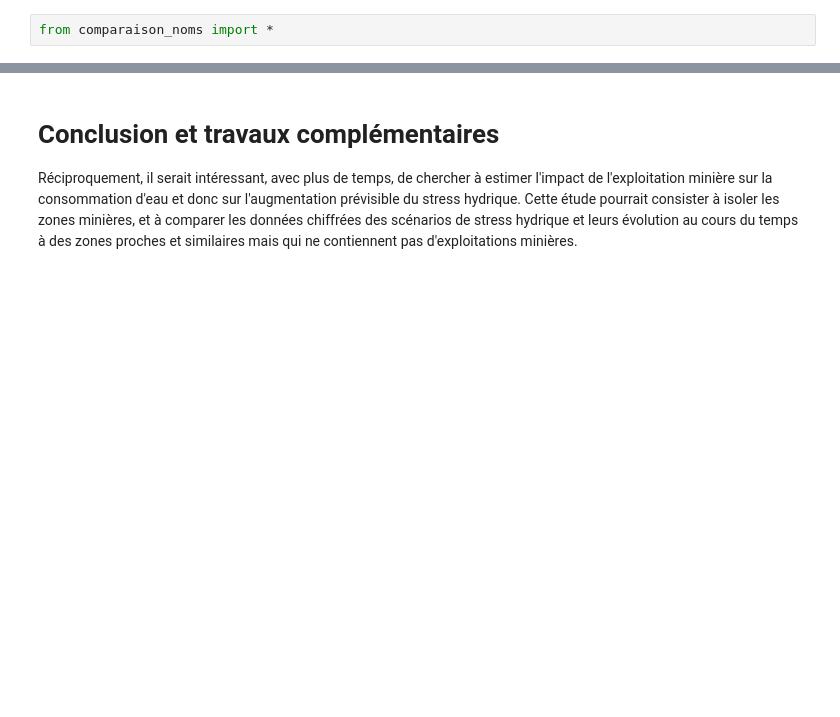
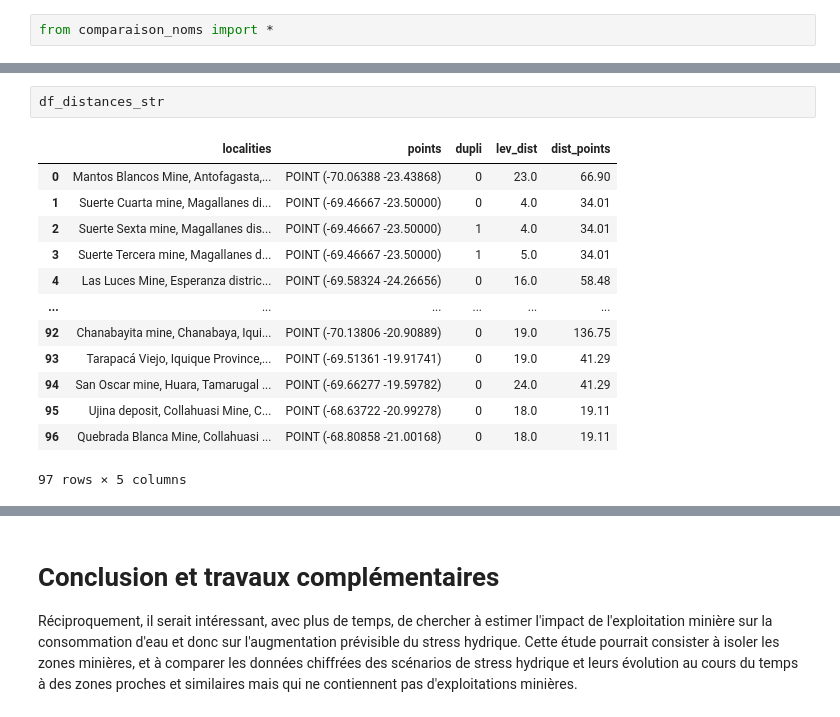
Before and after one commit to Suzie14/Mines, a Jupyter notebook: Main.ipynb, the cells around one changed output, grey strips where cells are left out. Saved outputs shown, nothing was run; the diff lists cells and outputs as text; blank space fills up the shorter version.

```diff
--- a/Main.ipynb
+++ b/Main.ipynb
@@ -248,0 +262,16 @@ Requirement already satisfied: rapidfuzz<3.0.0,>=2.3.0 in /opt/mamba/lib/python3
+# %%
+df_distances_str
+# %% [output]
+|  | localities | points | dupli | lev_dist | dist_points |
+| 0 | Mantos Blancos Mine, Antofagasta,... | POINT (-70.06388 -23.43868) | 0 | 23.0 | 66.90 |
+| 1 | Suerte Cuarta mine, Magallanes di... | POINT (-69.46667 -23.50000) | 0 | 4.0 | 34.01 |
+| 2 | Suerte Sexta mine, Magallanes dis... | POINT (-69.46667 -23.50000) | 1 | 4.0 | 34.01 |
+| 3 | Suerte Tercera mine, Magallanes d... | POINT (-69.46667 -23.50000) | 1 | 5.0 | 34.01 |
+| 4 | Las Luces Mine, Esperanza distric... | POINT (-69.58324 -24.26656) | 0 | 16.0 | 58.48 |
+| ... | ... | ... | ... | ... | ... |
+| 92 | Chanabayita mine, Chanabaya, Iqui... | POINT (-70.13806 -20.90889) | 0 | 19.0 | 136.75 |
+| 93 | Tarapacá Viejo, Iquique Province,... | POINT (-69.51361 -19.91741) | 0 | 19.0 | 41.29 |
+| 94 | San Oscar mine, Huara, Tamarugal ... | POINT (-69.66277 -19.59782) | 0 | 24.0 | 41.29 |
+| 95 | Ujina deposit, Collahuasi Mine, C... | POINT (-68.63722 -20.99278) | 0 | 18.0 | 19.11 |
+| 96 | Quebrada Blanca Mine, Collahuasi ... | POINT (-68.80858 -21.00168) | 0 | 18.0 | 19.11 |
+97 rows × 5 columns
```
Also changed, not shown: parts of 13 cells of this notebook, 1 other file.
